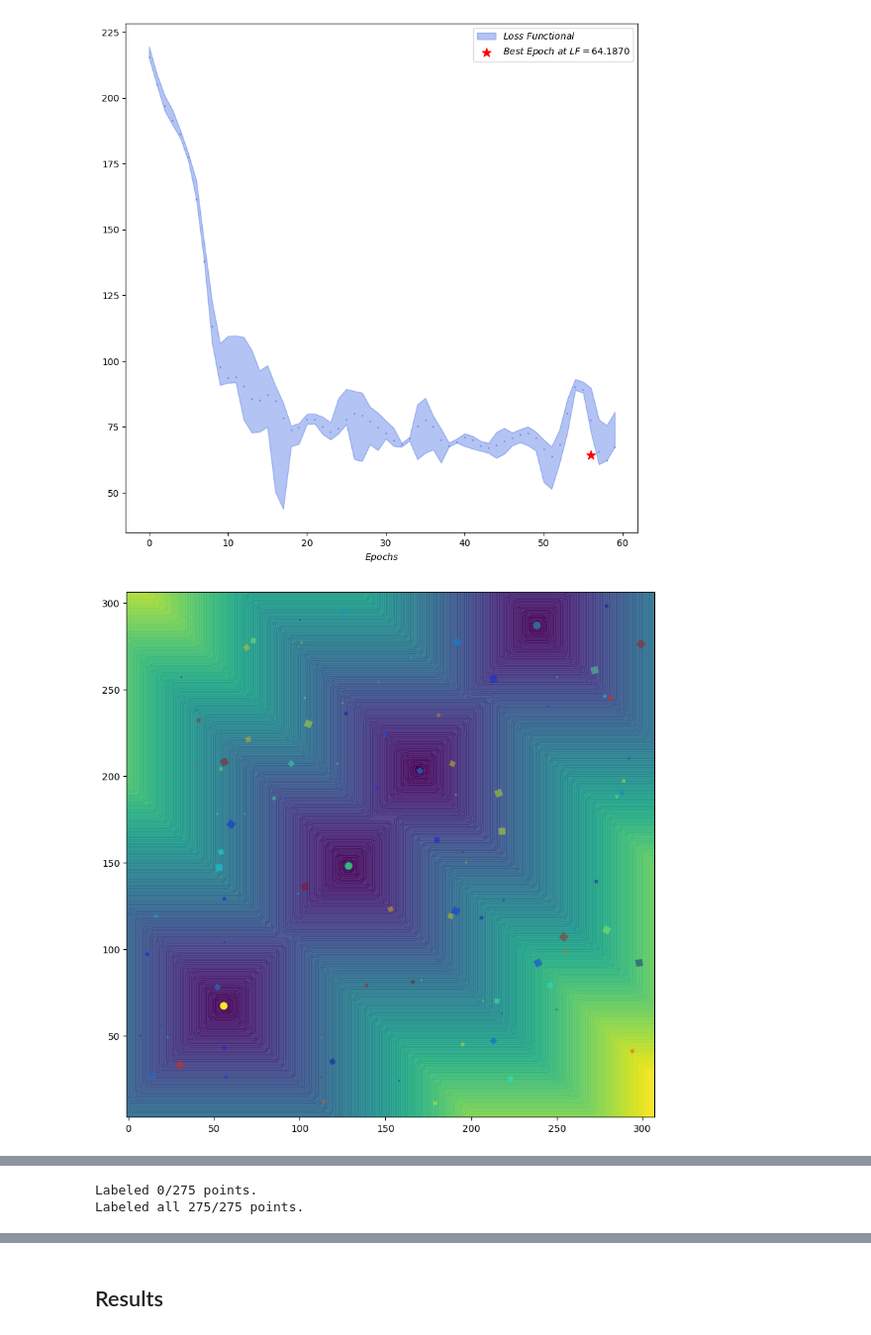
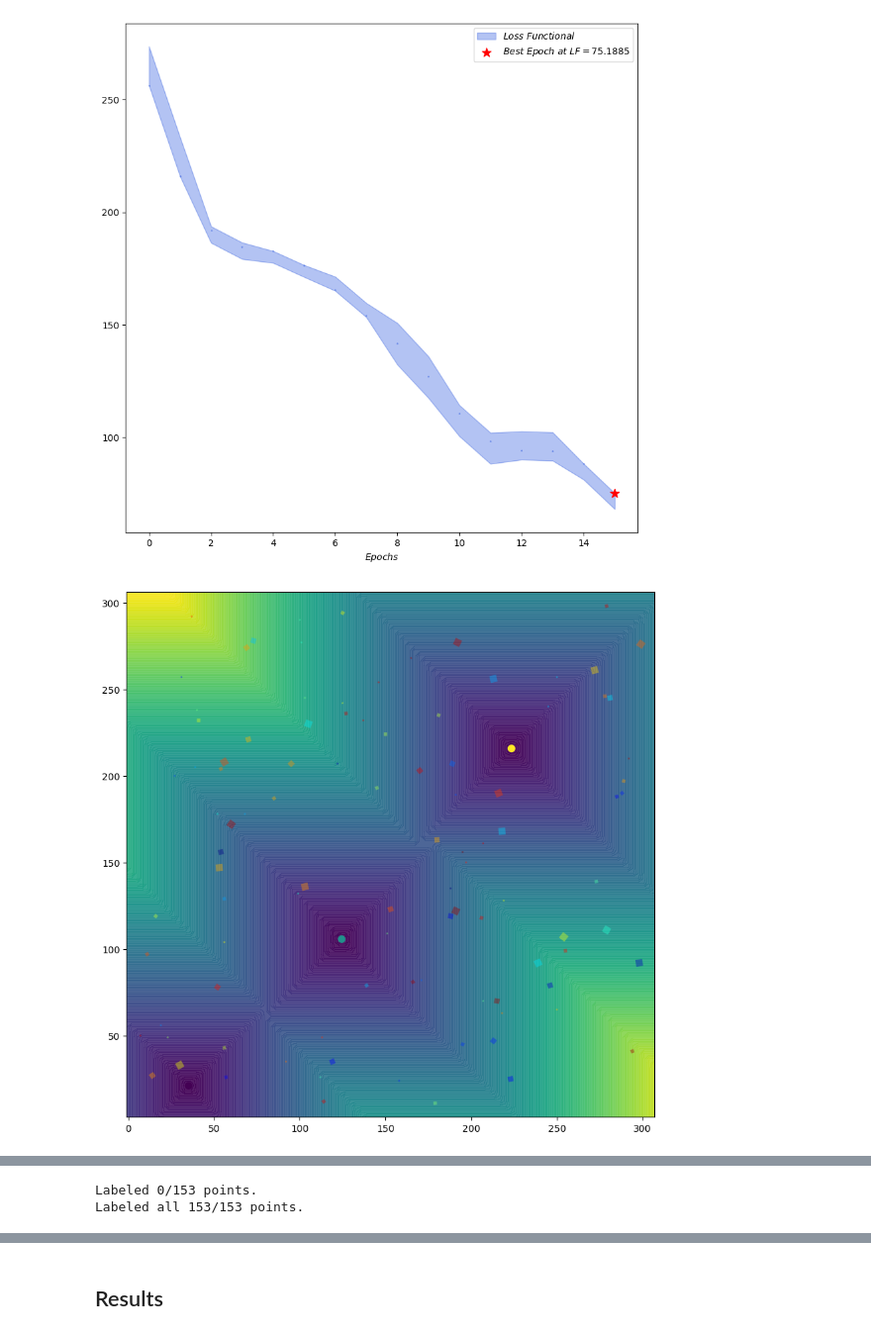
Before and after one commit to PRigas96/GeoCluster, a Jupyter notebook: panos.ipynb, the cells around one changed output, grey strips where cells are left out. Shown at 99% size. Drawn from its saved outputs; the diff is of its cells as text; code cells hidden in the pictures.

```diff
--- a/panos.ipynb
+++ b/panos.ipynb
@@ -296,22 +296,22 @@ from src.k_tree import Ktree
 from src.utils.data import loadData
 
 device = torch.device("cuda:0" if torch.cuda.is_available() else "cpu")
-device = "cpu"
+#device = "cpu"
 data, _ = loadData(100)
 #data = squares
 
 
 #data = rects
 learning_rate = 5e-3 # 1e-2, 5e-3
-k = 4
+k = 3
 teacher_args = {
     "optimizer_lr": learning_rate,
-    "epochs": 60, # 300
-    "times": 30,
-    "alpha": 0.1, #  projection loss 0.1
+    "epochs": 16, # 300
+    "times": 1,
+    "alpha": 0.01, #  projection loss 0.1
     "beta": 0.1, # latent loss 0.1
-    "gamma": 0.1, # repulsive loss 0.01
-    "delta": 0.3, # fuzzy scale 0.01
+    "gamma": 0.4, # repulsive loss 0.01
+    "delta": 0.5, # fuzzy scale 0.01
     "f_clk": 10, # 20
     "scale": 1, # fuzzy scale
     "scale_flag": False,
@@ -330,7 +330,7 @@ un_args = {
 }
 student_args = {
     "optimizer_lr": 5e-3,
-    "epochs": 1000, # 30000, 2000
+    "epochs": 100, # 30000, 3000
     "width": 200,
     "depth": 5,
 }
@@ -338,12 +338,12 @@ student_args = {
 stop_criterion = 0.1*len(data) if len(data) > 200 else  0.2*len(data)
 #thresshold = 90
 thresshold = stop_criterion
-thresshold = 20
+thresshold = 93
 from src.metrics import Linf_simple
 metric = Linf_simple
-ktree = Ktree(thresshold, data, metric,teacher_args, un_args, student_args)
+ktree = Ktree(thresshold, data, metric,teacher_args, un_args, student_args,device=device)
 ktree.create_tree(save_path_prefix="models/squares/100/class", plot=True)
-#path ='./models/squares/100/class_student_config.pt'
+#path ='./models/squares/100/class0_student_config.pt'
 #ktree.root.create_student_from_config(path)
 # %% [output]
 Loading data...
@@ -373,6 +371,6 @@ Epoch: 2/60..
 Saved teacher config to models/squares/100/class0_teacher_config.pt
 Saved teacher training results to models/squares/100/class0_teacher_training_results.npy
-[figure, old version]
+[figure, new version]
-[figure, old version]
+[figure, new version]
 ====================
 getUncertaintyArea
@@ -389,2 +386,2 @@ i is 400
-Labeled 0/275 points.
-Labeled all 275/275 points.
+Labeled 0/153 points.
+Labeled all 153/153 points.
```
Also changed, not shown: parts of 16 cells of this notebook, 5 other files.
